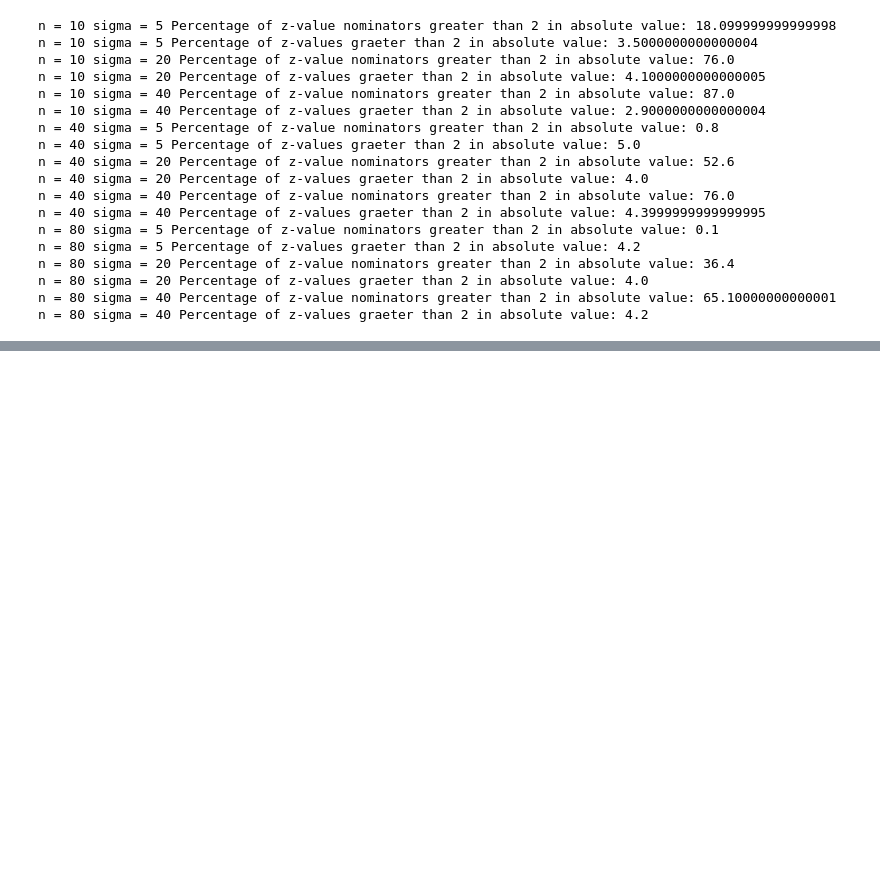
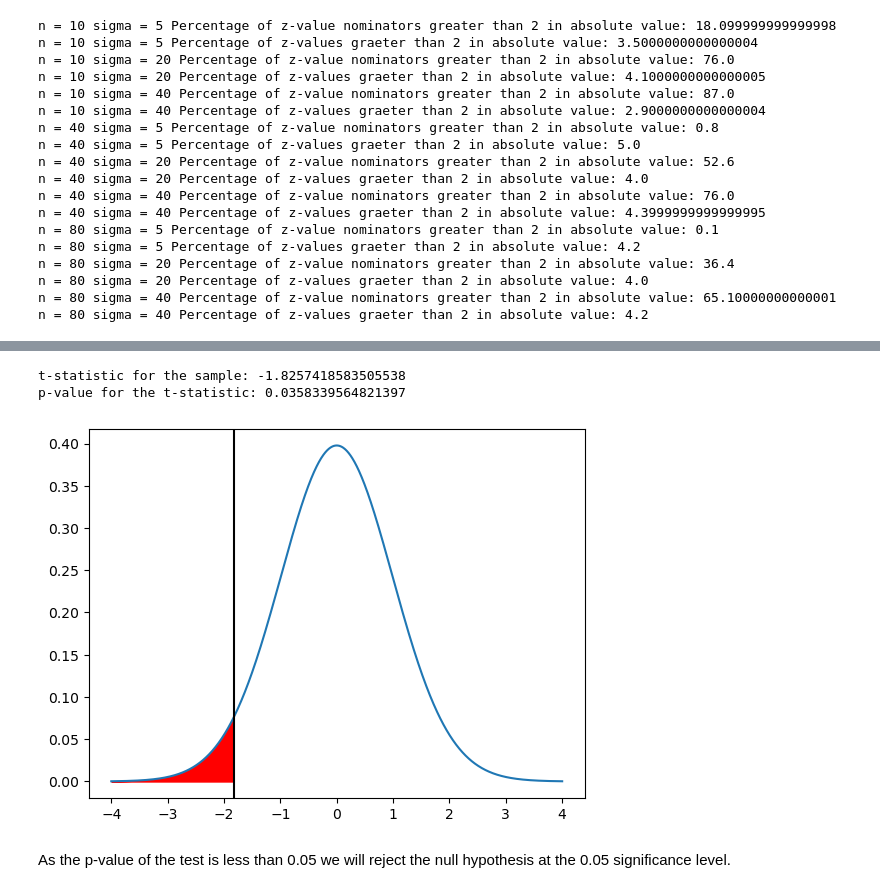
Before and after one commit to febse/stat2024, a Jupyter notebook: 13-Testing.ipynb, the cells around one changed output, grey strips where cells are left out. Drawn from its saved outputs; the diff is of its cells as text; code cells hidden in the pictures; blank space fills up the shorter version.

```diff
--- a/13-Testing.ipynb
+++ b/13-Testing.ipynb
@@ -525,0 +545,22 @@ The t-distribution is similar to the normal distribution, but has heavier tails.
+# %%
+t_stat = (165 - 170) / (15 / np.sqrt(30))
+print("t-statistic for the sample:", t_stat)
+print("p-value for the t-statistic:", stats.t.cdf(t_stat, 80 - 1))
+# %% [output]
+t-statistic for the sample: -1.8257418583505538
+p-value for the t-statistic: 0.0358339564821397
+# %%
+# Illustrate the p-value of the t-test as the area under the t-distribution
+
+x = np.linspace(-4, 4, 1000)
+
+y = stats.t.pdf(x, 80 - 1)
+
+plt.plot(x, y)
+plt.fill_between(x, y, where = x < t_stat, color = "red")
+plt.axvline(t_stat, color = "black")
+plt.show()
+# %% [output]
+[figure, added]
+# %% [markdown]
+As the p-value of the test is less than 0.05 we will reject the null hypothesis at the 0.05 significance level.
```
Also changed, not shown: parts of 7 cells of this notebook.
